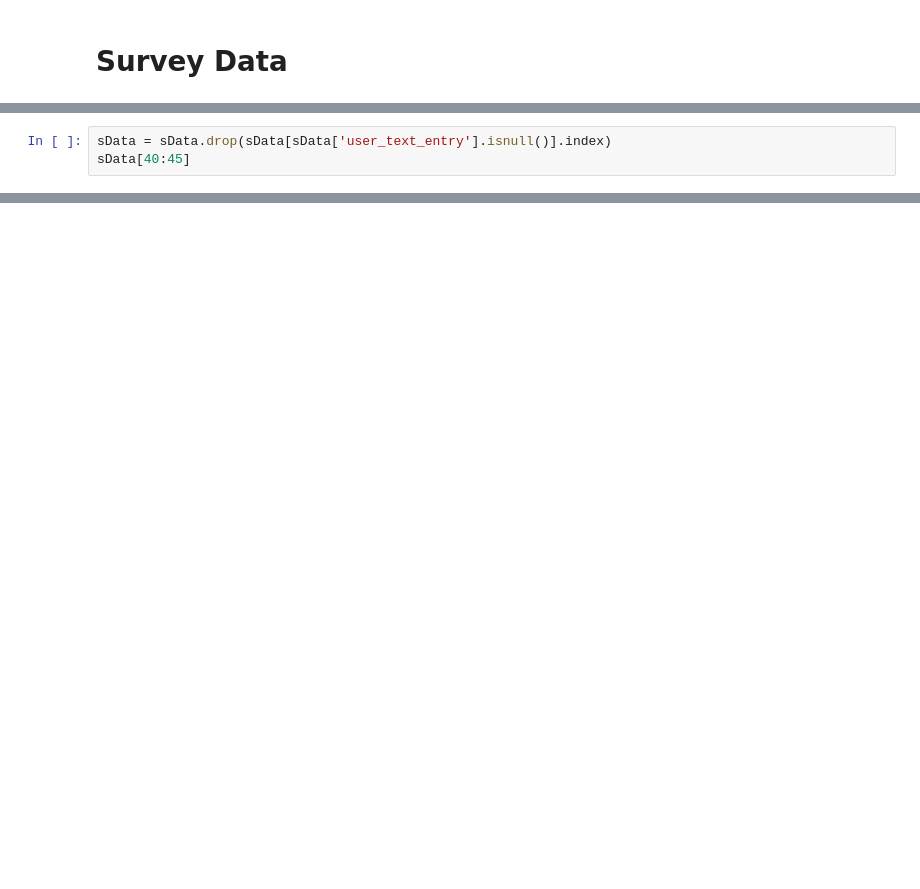
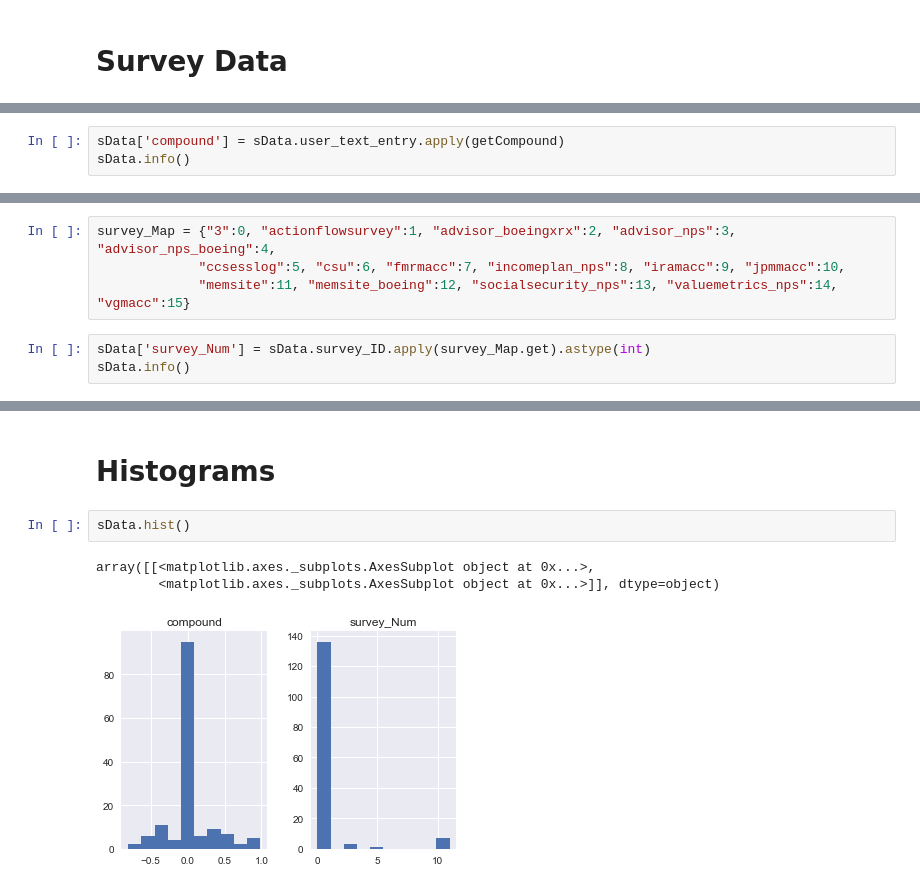
Before and after one commit to jcastill0/notebooks, a Jupyter notebook: survey/SurveyTextAnalysis.ipynb, the cells around one changed output, grey strips where cells are left out. Cells and saved outputs as stored; diff of their text form; blank space fills up the shorter version.

```diff
--- a/survey/SurveyTextAnalysis.ipynb
+++ b/survey/SurveyTextAnalysis.ipynb
@@ -143,3 +53,0 @@ sData[40:45]
-# %%
-sData = sData.drop(sData[sData['user_text_entry'].isnull()].index)
-sData[40:45]
@@ -171,0 +54,3 @@ surveyDF = pd.concat(sData, df)
+# %%
+sData['compound'] = sData.user_text_entry.apply(getCompound)
+sData.info()
@@ -171,0 +77,7 @@ surveyDF = pd.concat(sData, df)
+# %%
+survey_Map = {"3":0, "actionflowsurvey":1, "advisor_boeingxrx":2, "advisor_nps":3, "advisor_nps_boeing":4,
+             "ccsesslog":5, "csu":6, "fmrmacc":7, "incomeplan_nps":8, "iramacc":9, "jpmmacc":10,
+             "memsite":11, "memsite_boeing":12, "socialsecurity_nps":13, "valuemetrics_nps":14, "vgmacc":15}
+# %%
+sData['survey_Num'] = sData.survey_ID.apply(survey_Map.get).astype(int)
+sData.info()
@@ -171,0 +105,8 @@ surveyDF = pd.concat(sData, df)
+# %% [markdown]
+# Histograms
+# %%
+sData.hist()
+# %% [output]
+array([[<matplotlib.axes._subplots.AxesSubplot object at 0x...>,
+        <matplotlib.axes._subplots.AxesSubplot object at 0x...>]], dtype=object)
+[figure, added]
```
Also changed, not shown: parts of 39 cells of this notebook, 2 other files.
